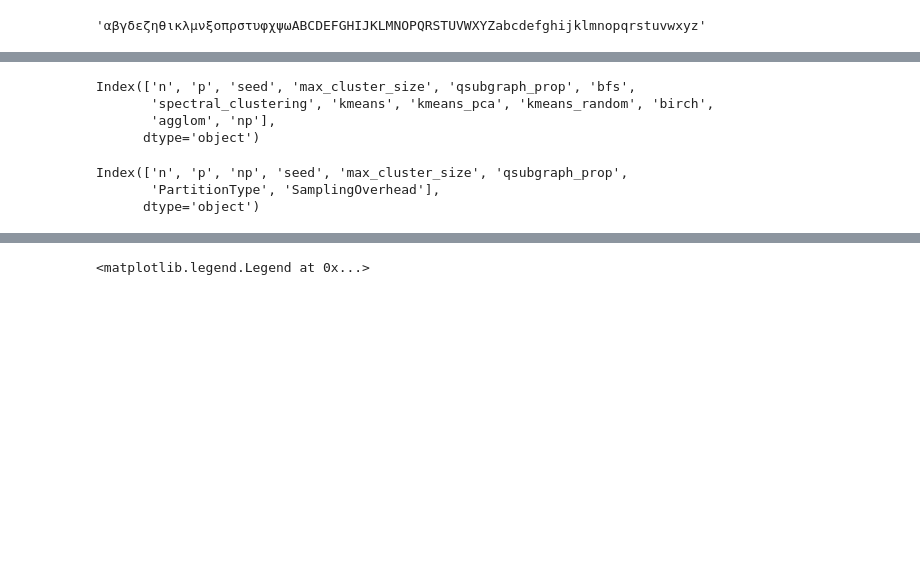
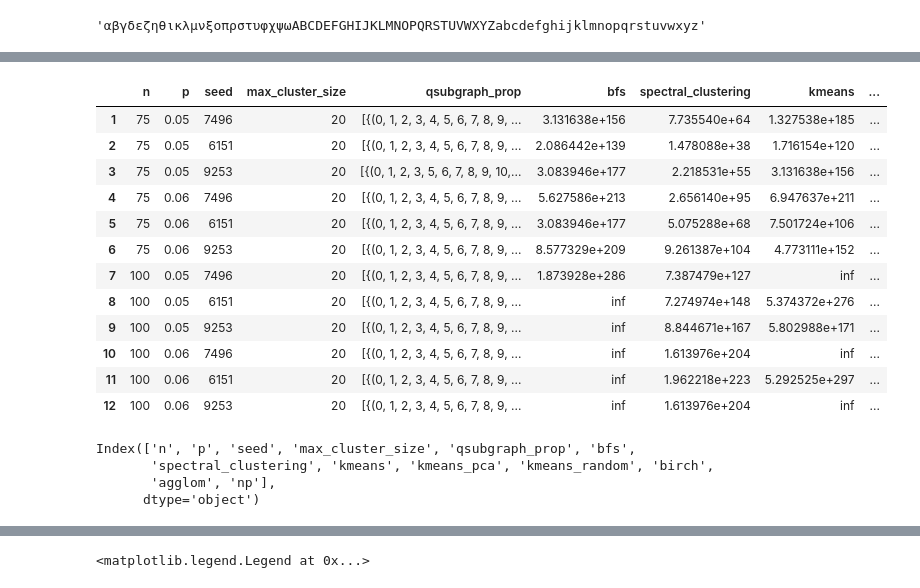
Before and after one commit to hsanthan/WML, a Jupyter notebook: CKTQuboQutting_SCMC_EXP.ipynb, the cells around one changed output, grey strips where cells are left out. Cells and saved outputs as stored; diff of their text form; code cells hidden in the pictures; blank space fills up the shorter version.

```diff
--- a/CKTQuboQutting_SCMC_EXP.ipynb
+++ b/CKTQuboQutting_SCMC_EXP.ipynb
@@ -602,0 +848,16 @@ df_melt = df.melt(id_vars=['n', 'p', 'np', 'seed', 'max_cluster_size', 'qsubgrap
+# %%
+df
+# %% [output]
+|  | n | p | seed | max_cluster_size | qsubgraph_prop | bfs | spectral_clustering | kmeans | ... |
+| 1 | 75 | 0.05 | 7496 | 20 | [{(0, 1, 2, 3, 4, 5, 6, 7, 8, 9, ... | 3.131638e+156 | 7.735540e+64 | 1.327538e+185 | ... |
+| 2 | 75 | 0.05 | 6151 | 20 | [{(0, 1, 2, 3, 4, 5, 6, 7, 8, 9, ... | 2.086442e+139 | 1.478088e+38 | 1.716154e+120 | ... |
+| 3 | 75 | 0.05 | 9253 | 20 | [{(0, 1, 2, 3, 5, 6, 7, 8, 9, 10,... | 3.083946e+177 | 2.218531e+55 | 3.131638e+156 | ... |
+| 4 | 75 | 0.06 | 7496 | 20 | [{(0, 1, 2, 3, 4, 5, 6, 7, 8, 9, ... | 5.627586e+213 | 2.656140e+95 | 6.947637e+211 | ... |
+| 5 | 75 | 0.06 | 6151 | 20 | [{(0, 1, 2, 3, 4, 5, 6, 7, 8, 9, ... | 3.083946e+177 | 5.075288e+68 | 7.501724e+106 | ... |
+| 6 | 75 | 0.06 | 9253 | 20 | [{(0, 1, 2, 3, 4, 5, 6, 7, 8, 9, ... | 8.577329e+209 | 9.261387e+104 | 4.773111e+152 | ... |
+| 7 | 100 | 0.05 | 7496 | 20 | [{(0, 1, 2, 3, 4, 5, 6, 7, 8, 9, ... | 1.873928e+286 | 7.387479e+127 | inf | ... |
+| 8 | 100 | 0.05 | 6151 | 20 | [{(0, 1, 2, 3, 4, 5, 6, 7, 8, 9, ... | inf | 7.274974e+148 | 5.374372e+276 | ... |
+| 9 | 100 | 0.05 | 9253 | 20 | [{(0, 1, 2, 3, 4, 5, 6, 7, 8, 9, ... | inf | 8.844671e+167 | 5.802988e+171 | ... |
+| 10 | 100 | 0.06 | 7496 | 20 | [{(0, 1, 2, 3, 4, 5, 6, 7, 8, 9, ... | inf | 1.613976e+204 | inf | ... |
+| 11 | 100 | 0.06 | 6151 | 20 | [{(0, 1, 2, 3, 4, 5, 6, 7, 8, 9, ... | inf | 1.962218e+223 | 5.292525e+297 | ... |
+| 12 | 100 | 0.06 | 9253 | 20 | [{(0, 1, 2, 3, 4, 5, 6, 7, 8, 9, ... | inf | 1.613976e+204 | inf | ... |
@@ -607,9 +877,3 @@ Index(['n', 'p', 'seed', 'max_cluster_size', 'qsubgraph_prop', 'bfs',
        'spectral_clustering', 'kmeans', 'kmeans_pca', 'kmeans_random', 'birch',
        'agglom', 'np'],
       dtype='object')
-# %%
-df_melt.columns
-# %% [output]
-Index(['n', 'p', 'np', 'seed', 'max_cluster_size', 'qsubgraph_prop',
-       'PartitionType', 'SamplingOverhead'],
-      dtype='object')
```
Also changed, not shown: parts of 91 cells of this notebook.
